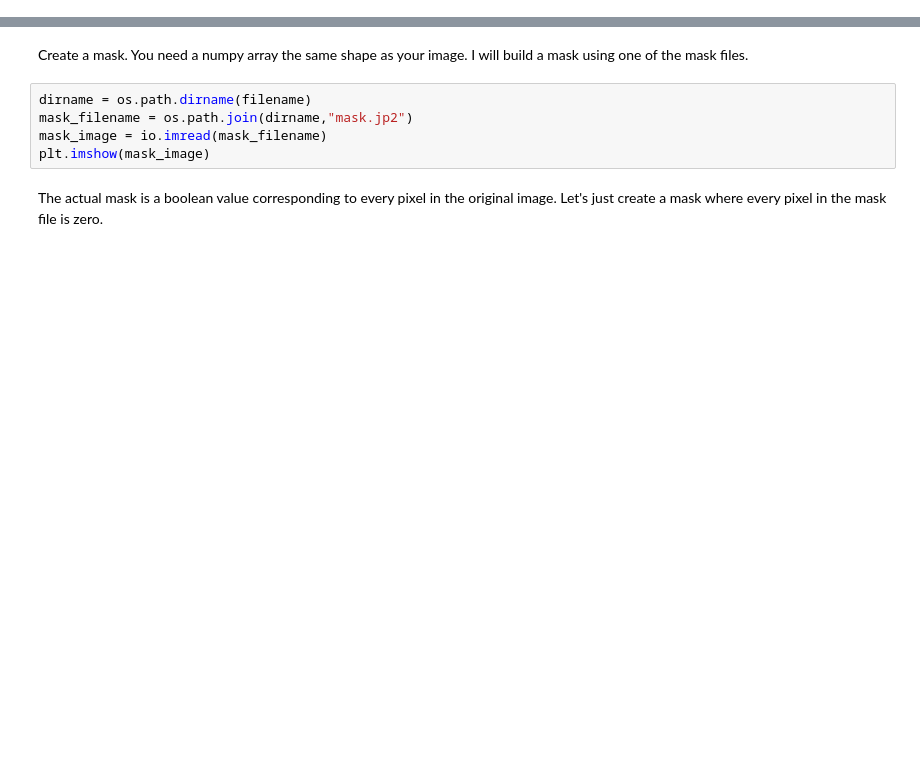
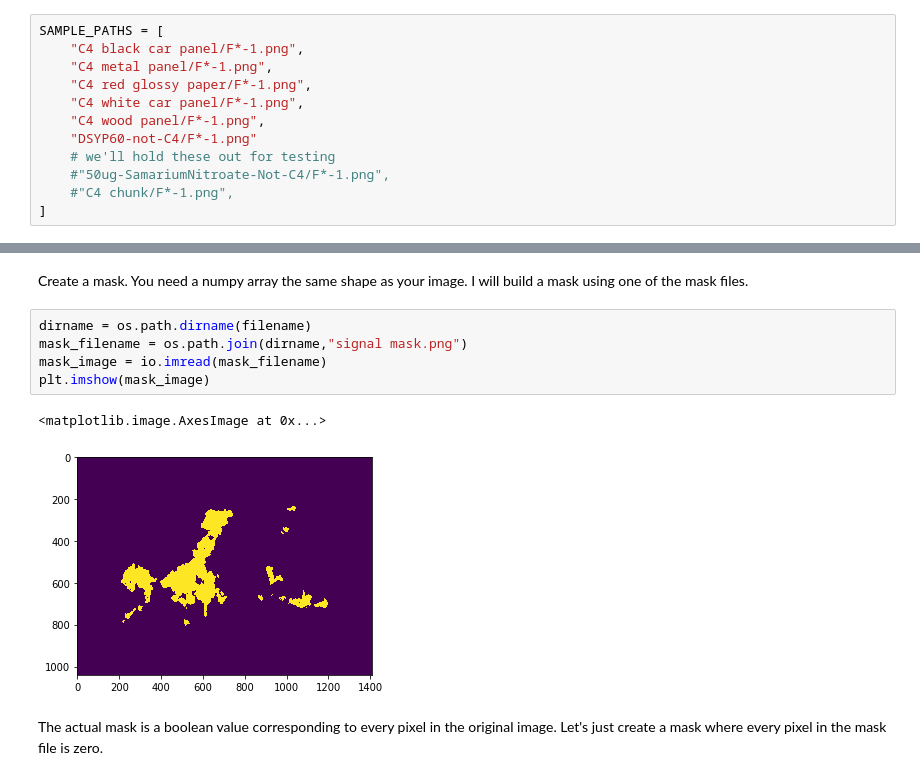
Before and after one commit to usma-eecs/c4-detection, a Jupyter notebook: Generate Training Data.ipynb, the cells around one changed output, grey strips where cells are left out. Cells and saved outputs as stored; diff of their text form; blank space fills up the shorter version.

```diff
--- a/Generate Training Data.ipynb
+++ b/Generate Training Data.ipynb
@@ -37,2 +30,14 @@ SAMPLE_PATHS = [
+# %%
+SAMPLE_PATHS = [
+    "C4 black car panel/F*-1.png",
+    "C4 metal panel/F*-1.png",
+    "C4 red glossy paper/F*-1.png",
+    "C4 white car panel/F*-1.png",
+    "C4 wood panel/F*-1.png",
+    "DSYP60-not-C4/F*-1.png"
+    # we'll hold these out for testing
+    #"50ug-SamariumNitroate-Not-C4/F*-1.png",
+    #"C4 chunk/F*-1.png",
+]
 # %% [markdown]
 Read images, build vectors, read mask, append labels. The vector are saved as serialized numpy arrays to their respective sample folders.
@@ -68,9 +109,12 @@ plt.imshow(image)
 Create a mask. You need a numpy array the same shape as your image. I will build a mask using one of the mask files.
 # %%
 dirname = os.path.dirname(filename)
-mask_filename = os.path.join(dirname,"mask.jp2")
+mask_filename = os.path.join(dirname,"signal mask.png")
 mask_image = io.imread(mask_filename)
 plt.imshow(mask_image)
+# %% [output]
+<matplotlib.image.AxesImage at 0x...>
+[figure, added]
 # %% [markdown]
 The actual mask is a boolean value corresponding to every pixel in the original image. Let's just create a mask where every pixel in the mask file is zero.
 # %%
```
Also changed, not shown: parts of 10 cells of this notebook, 2 other files.
